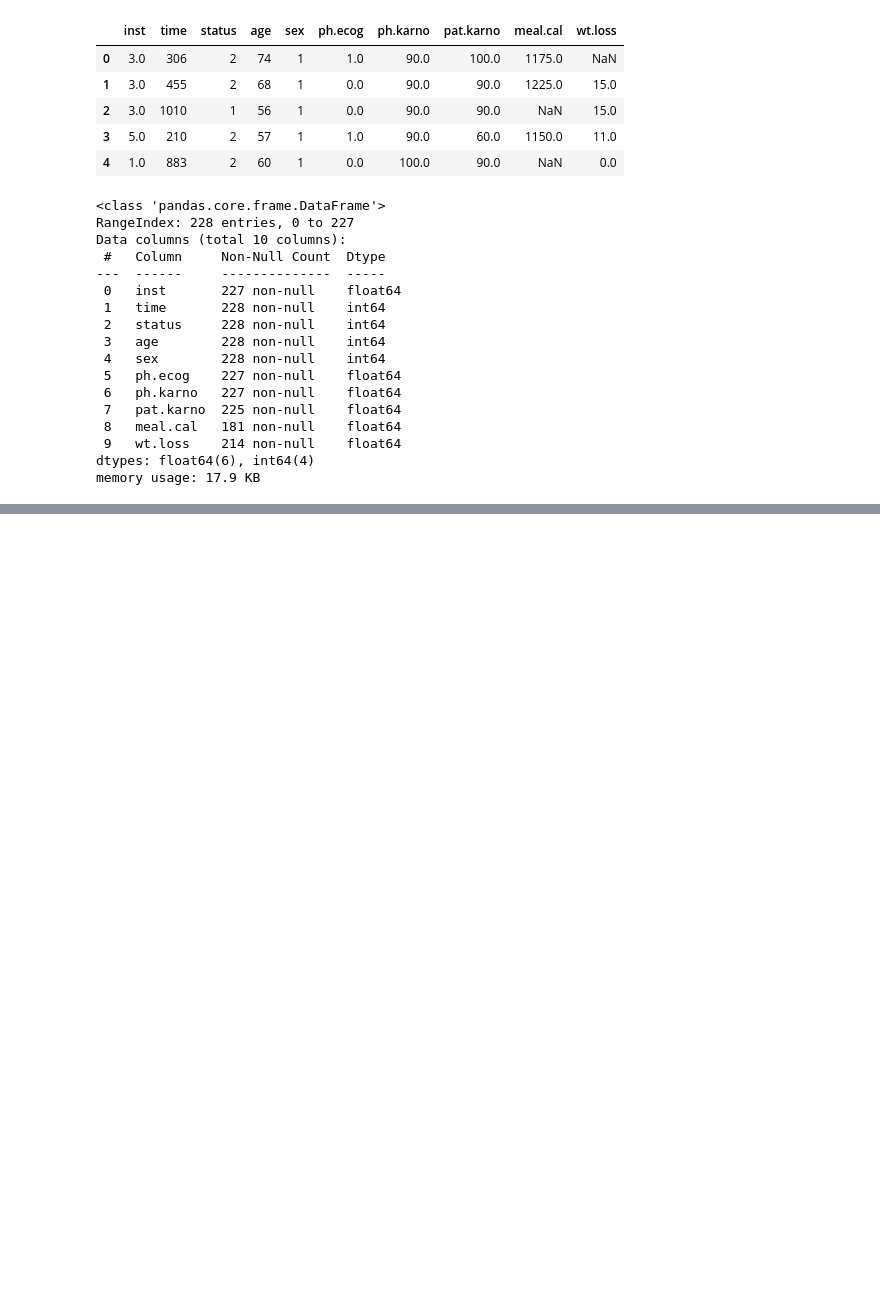
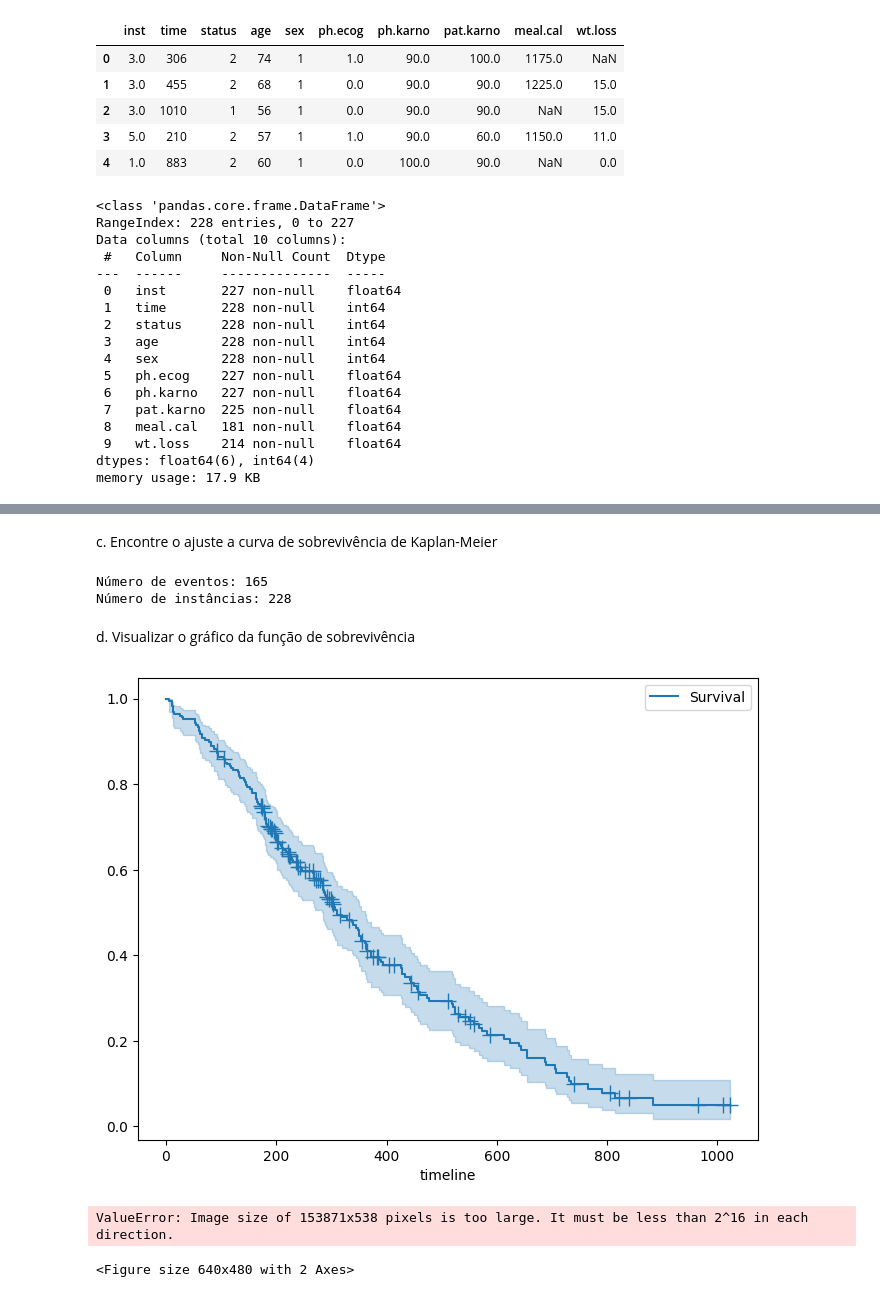
Before and after one commit to laryyssa/Aprendizado-de-Maquina-na-Saude, a Jupyter notebook: atv5_modelo-sobrevivencia/main.ipynb, the cells around one changed output, grey strips where cells are left out. Cells and saved outputs as stored; diff of their text form; code cells hidden in the pictures; blank space fills up the shorter version.

```diff
--- a/atv5_modelo-sobrevivencia/main.ipynb
+++ b/atv5_modelo-sobrevivencia/main.ipynb
@@ -2,8 +4,8 @@
 import pandas as pd
 from lifelines import KaplanMeierFitter
 # %%
-data = pd.read_csv('data/SurvivalData.csv')
-data.head()
+df = pd.read_csv('data/SurvivalData.csv')
+df.head()
 # %% [output]
 |  | inst | time | status | age | sex | ph.ecog | ph.karno | pat.karno | meal.cal | wt.loss |
 | 0 | 3.0 | 306 | 2 | 74 | 1 | 1.0 | 90.0 | 100.0 | 1175.0 | NaN |
@@ -44,0 +152,10 @@ memory usage: 17.9 KB
+# %%
+# Converter o status em booleano
+df['event'] = df['status'] == 2
+
+# Criar o objeto de sobrevivência usando Kaplan-Meier
+kmf = KaplanMeierFitter()
+kmf.fit(df['time'], df['event'], label='Survival')
+
+# Visualizar as primeiras linhas do objeto de sobrevivência
+print(kmf.survival_function_)
@@ -44,0 +178,14 @@ memory usage: 17.9 KB
+# %% [markdown]
+c. Encontre o ajuste a curva de sobrevivência de Kaplan-Meier
+# %%
+# Obter o número de eventos e instâncias
+num_events = df['event'].sum()
+num_instances = len(df)
+
+print("Número de eventos:", num_events)
+print("Número de instâncias:", num_instances)
+# %% [output]
+Número de eventos: 165
+Número de instâncias: 228
+# %% [markdown]
+d. Visualizar o gráfico da função de sobrevivência
@@ -44,0 +195,29 @@ memory usage: 17.9 KB
+# %%
+# Configurar o tamanho da figura
+fig, ax = plt.subplots(figsize=(8, 6))  # Ajuste o tamanho conforme necessário
+
+# Configurar o tamanho máximo da figura
+plt.rcParams['agg.path.chunksize'] = 10000
+
+# Configurar o gráfico
+kmf.plot(ax=ax, show_censors=True)
+
+# Configurar o gráfico
+fig, ax = plt.subplots()
+kmf.plot(ax=ax, show_censors=True)
+
+# Adicionar o tempo médio de sobrevivência
+median_survival_time = kmf.median_survival_time_
+ax.axvline(x=median_survival_time, color='red', linestyle='--')
+ax.text(median_survival_time, 0.5, f"p=0.5, t={median_survival_time:.2f}", color='red',
+        verticalalignment='top', horizontalalignment='right', transform=ax.transAxes)
+
+# Adicionar tabela de risco
+add_at_risk_counts(kmf, ax=ax, labels=['At Risk'])
+
+# Exibir o gráfico
+plt.show()
+# %% [output]
+[figure, added]
+ValueError: Image size of 153871x538 pixels is too large. It must be less than 2^16 in each direction.
+<Figure size 640x480 with 2 Axes>
```
Also changed, not shown: parts of 13 cells of this notebook.
